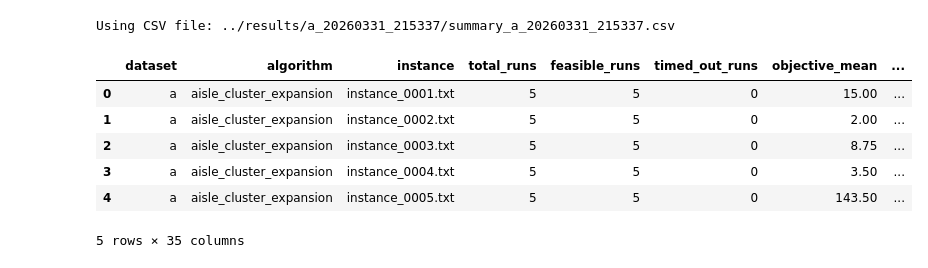
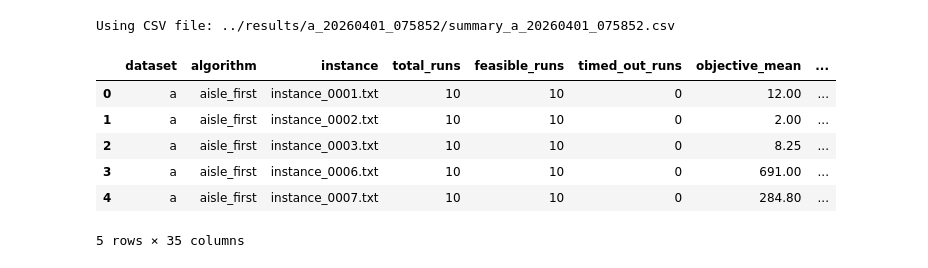
Before and after one commit to tinicius/challenge-sbpo-2025, a Jupyter notebook: notebooks/study.ipynb, the cells around one changed output. Saved outputs shown, nothing was run; the diff lists cells and outputs as text; code cells hidden in the pictures.

```diff
--- a/notebooks/study.ipynb
+++ b/notebooks/study.ipynb
@@ -4,8 +4,10 @@ from pathlib import Path
 import pandas as pd
 import matplotlib.pyplot as plt
 
+run = 'a_20260401_075852'
+
 # Set to a CSV path string to force a specific file, e.g. '../results/my_file.csv'.
-csv_file = None
+csv_file = f'../results/{run}/summary_{run}.csv'
 
 results_candidates = [Path('results'), Path('../results')]
 results_dir = next((p for p in results_candidates if p.exists() and p.is_dir()), None)
@@ -25,39 +27,39 @@ df = pd.read_csv(csv_file)
 required_columns = ['instance', 'algorithm', 'objective_mean', 'exec_time_mean']
 missing_columns = [col for col in required_columns if col not in df.columns]
 if missing_columns:
     raise ValueError(f"Missing required columns: {missing_columns}")
 
 best_objectives_candidates = [
     Path('best_solutions') / 'best_objectives.csv',
     Path('../best_solutions') / 'best_objectives.csv',
 ]
 best_objectives_path = next((p for p in best_objectives_candidates if p.exists()), None)
 if best_objectives_path is None:
     searched = [str(p.resolve()) for p in best_objectives_candidates]
     raise FileNotFoundError(f"Best objectives file not found. Searched: {searched}")
 
 best_df = pd.read_csv(best_objectives_path)
 if 'instance' not in best_df.columns or 'best_objective' not in best_df.columns:
     raise ValueError("best_objectives.csv must contain columns: instance, best_objective")
 
 if 'dataset' in df.columns and 'dataset' in best_df.columns:
     merge_columns = ['dataset', 'instance']
 else:
     merge_columns = ['instance']
 
 df = df.merge(best_df[merge_columns + ['best_objective']], on=merge_columns, how='left')
 ordered_columns = [col for col in df.columns if col != 'best_objective'] + ['best_objective']
 df = df[ordered_columns]
 
 df.head()
 # %% [output]
-Using CSV file: ../results/a_20260331_215337/summary_a_20260331_215337.csv
+Using CSV file: ../results/a_20260401_075852/summary_a_20260401_075852.csv
 |  | dataset | algorithm | instance | total_runs | feasible_runs | timed_out_runs | objective_mean | ... |
-| 0 | a | aisle_cluster_expansion | instance_0001.txt | 5 | 5 | 0 | 15.00 | ... |
-| 1 | a | aisle_cluster_expansion | instance_0002.txt | 5 | 5 | 0 | 2.00 | ... |
-| 2 | a | aisle_cluster_expansion | instance_0003.txt | 5 | 5 | 0 | 8.75 | ... |
-| 3 | a | aisle_cluster_expansion | instance_0004.txt | 5 | 5 | 0 | 3.50 | ... |
-| 4 | a | aisle_cluster_expansion | instance_0005.txt | 5 | 5 | 0 | 143.50 | ... |
+| 0 | a | aisle_first | instance_0001.txt | 10 | 10 | 0 | 12.00 | ... |
+| 1 | a | aisle_first | instance_0002.txt | 10 | 10 | 0 | 2.00 | ... |
+| 2 | a | aisle_first | instance_0003.txt | 10 | 10 | 0 | 8.25 | ... |
+| 3 | a | aisle_first | instance_0006.txt | 10 | 10 | 0 | 691.00 | ... |
+| 4 | a | aisle_first | instance_0007.txt | 10 | 10 | 0 | 284.80 | ... |
 5 rows × 35 columns
 # %%
 objective_plot = (
```
Also changed, not shown: parts of 3 cells of this notebook, 10 other files.
